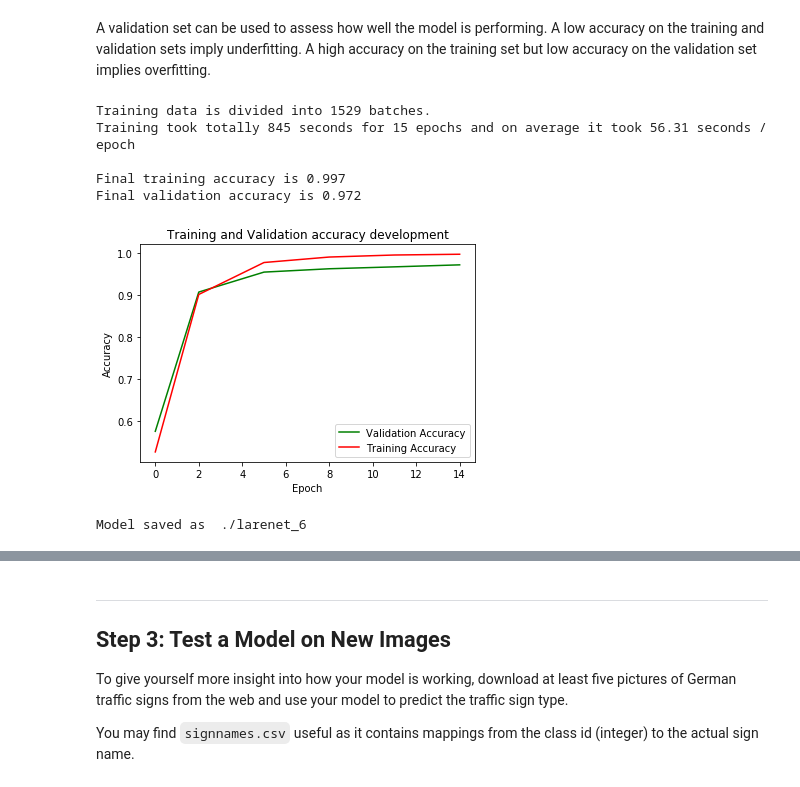
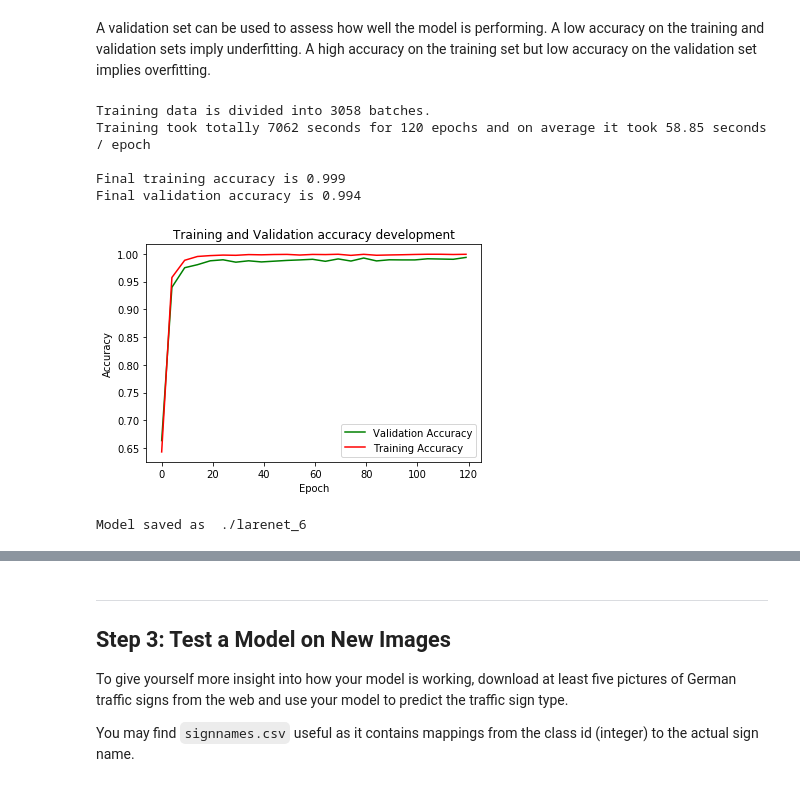
Before and after one commit to llahti/CarND-Traffic-Sign-Classifier-Project, a Jupyter notebook: Traffic_Sign_Classifier.ipynb, the cells around one changed output, grey strips where cells are left out. Drawn from its saved outputs; the diff is of its cells as text; code cells hidden in the pictures.

```diff
--- a/Traffic_Sign_Classifier.ipynb
+++ b/Traffic_Sign_Classifier.ipynb
@@ -548,6 +646,22 @@ accuracy_operation = tf.reduce_mean(tf.cast(correct_prediction, tf.float32), nam
 
 
 def evaluate(X_data, y_data):
+    """
+    This function calculates model accuracy. It feeds X_data to model
+    and compare predictions to y_data.
+
+    Parameters
+    ----------
+    X_data : array
+        4D tensor which contains preprocessed images. Array shape should be (N, 32, 32, 1)
+    y_data : list
+        List of ground truth class ids for given X_data
+
+    Returns
+    -------
+    float
+         Total accuracy of model for given X_data
+    """
     num_examples = len(X_data)
     total_accuracy = 0
     sess = tf.get_default_session()
@@ -597,15 +724,16 @@ Then have to keep in mind that achiecing +99.5% needs different approach, perhap
 A validation set can be used to assess how well the model is performing. A low accuracy on the training and validation
 sets imply underfitting. A high accuracy on the training set but low accuracy on the validation set implies overfitting.
 # %%
-### Train your model here.
-### Calculate and report the accuracy on the training and validation set.
-### Once a final model architecture is selected,
-### the accuracy on the test set should be calculated and reported as well.
-### Feel free to use as many code cells as needed.
+# This code cell contains code for training the model and
+# evaluating model during training with training and validation data.
 
+# Set to True if you want to train the model as training will
+# take a long time it's better to load model from file.
+TRAIN_MODEL = True
+EPOCHS = 120  # It is estimated that with GTX 1080i one epoch takes about 60s
+BATCH_SIZE = 512 * 1  # Reduce batch size if you run out of memory
+VALIDATION_INTERVALL = 5  # Defines how often accuracy is validated
 
-# Set to True if you want to train the model as training will take a long time it's better to load model from file.
-TRAIN_MODEL = True
 if TRAIN_MODEL:
     from sklearn.utils import shuffle
     import pickle
@@ -615,7 +743,8 @@ if TRAIN_MODEL:
     # Needed for timing
     import time
 
-    #Initialize progress bar
+    # Initialize progress bar
+    # TODO: ipywidgets progress bar could be replaced with tqdm-progress bar
     progressbar_batch = FloatProgress(min=0, description='Batch')
     progressbar_epoch = FloatProgress(min=0, description='Epoch')
     infotext = Text()
@@ -629,14 +758,9 @@ if TRAIN_MODEL:
     X_valid = preprocess_tensor(X_valid)
 
     # Training the model
-    validationaccuracylog = [] # store validation accuracies into this list from each EPOCH
-    trainingaccuracylog = [] # store training accuracies into this list from each EPOCH
-    epochlog = []  # Store information of epoch # when validation have been done
-    validation_accuracy = 0
-    training_accuracy = 0
-    EPOCHS = 15
-    BATCH_SIZE = 1024
-    VALIDATION_INTERVALL = 3  # Defines how often accuracy is validated
+    # Store validation accuray, training accuracy and epoch # into these lists
+    validationaccuracylog, trainingaccuracylog, epochlog = [], [], []
+    validation_accuracy, training_accuracy = 0, 0
 
     saver = tf.train.Saver()
     infotext.value = "Opening Session..."
@@ -651,48 +775,46 @@ if TRAIN_MODEL:
         infotext.value = "Training..."
         for i in range(EPOCHS):
             X_train, y_train = shuffle(X_train, y_train)
             nbatch = 0
             progressbar_batch.value = 0
             for offset in range(0, num_examples, BATCH_SIZE):
                 end = offset + BATCH_SIZE
                 nbatch += 1
                 progressbar_batch.value = nbatch
                 batch_x, batch_y = X_train[offset:end], y_train[offset:end]
-                sess.run(training_operation, feed_dict={x: batch_x, y: batch_y, keep_prob:0.50})
+                sess.run(training_operation, feed_dict={x: batch_x, y: batch_y, keep_prob: 0.50})
             if (i + 1)  % VALIDATION_INTERVALL == 0 or i == 0: # Validate on defined intervals
                 infotext.value  = "Validating"
-                validation_accuracy = evaluate(X_valid, y_valid)
-                training_accuracy = evaluate(X_train, y_train)
-                validationaccuracylog.append(validation_accuracy)
-                trainingaccuracylog.append(training_accuracy)
+                validationaccuracylog.append(evaluate(X_valid, y_valid))
+                trainingaccuracylog.append(evaluate(X_train, y_train))
                 epochlog.append(int(i))
             progressbar_epoch.value += 1
-            infotext.value = "Last validation at EPOCH {} with acc. {:.3f}.".format(epochlog[-1] + 1, validation_accuracy)
+            infotext.value = "Last validation at EPOCH {} with acc. {:.3f}.".format(epochlog[-1] + 1,
+                                                                                    validationaccuracylog[-1])
         stop = time.time()
         infotext.value = "Training is Finished"
         print("Training took totally {:.0f} seconds for {} epochs \
-and on average it took {:.2f} seconds / epoch".format(stop-start, EPOCHS, (stop-start)/EPOCHS))
-        print()
-        print("Final training accuracy is {:.3f}".format(training_accuracy))
-        print("Final validation accuracy is {:.3f}".format(validation_accuracy))
+and on average it took {:.2f} seconds / epoch\n".format(stop-start, EPOCHS, (stop-start)/EPOCHS))
+        print("Final training accuracy is {:.3f}".format(trainingaccuracylog[-1]))
+        print("Final validation accuracy is {:.3f}".format(validationaccuracylog[-1]))
         plt.plot(epochlog, validationaccuracylog,  'g-', label='Validation Accuracy')
         plt.plot(epochlog, trainingaccuracylog,    'r-', label="Training Accuracy")
         plt.legend()
         plt.xlabel('Epoch')
         plt.ylabel('Accuracy')
         plt.title("Training and Validation accuracy development")
         plt.show()
         model_file_name = './larenet_6'
         saver.save(sess, model_file_name)
         tf.train.export_meta_graph(model_file_name + '.meta')
         print("Model saved as ", model_file_name)
 # %% [output]
-Training data is divided into 1529 batches.
-Training took totally 845 seconds for 15 epochs and on average it took 56.31 seconds / epoch
+Training data is divided into 3058 batches.
+Training took totally 7062 seconds for 120 epochs and on average it took 58.85 seconds / epoch
 
-Final training accuracy is 0.997
-Final validation accuracy is 0.972
+Final training accuracy is 0.999
+Final validation accuracy is 0.994
-[figure, old version]
+[figure, new version]
 Model saved as  ./larenet_6
 # %%
 # Load model from file and run evaluation for training, validation and test sets
```
Also changed, not shown: parts of 26 cells of this notebook, 16 other files.
